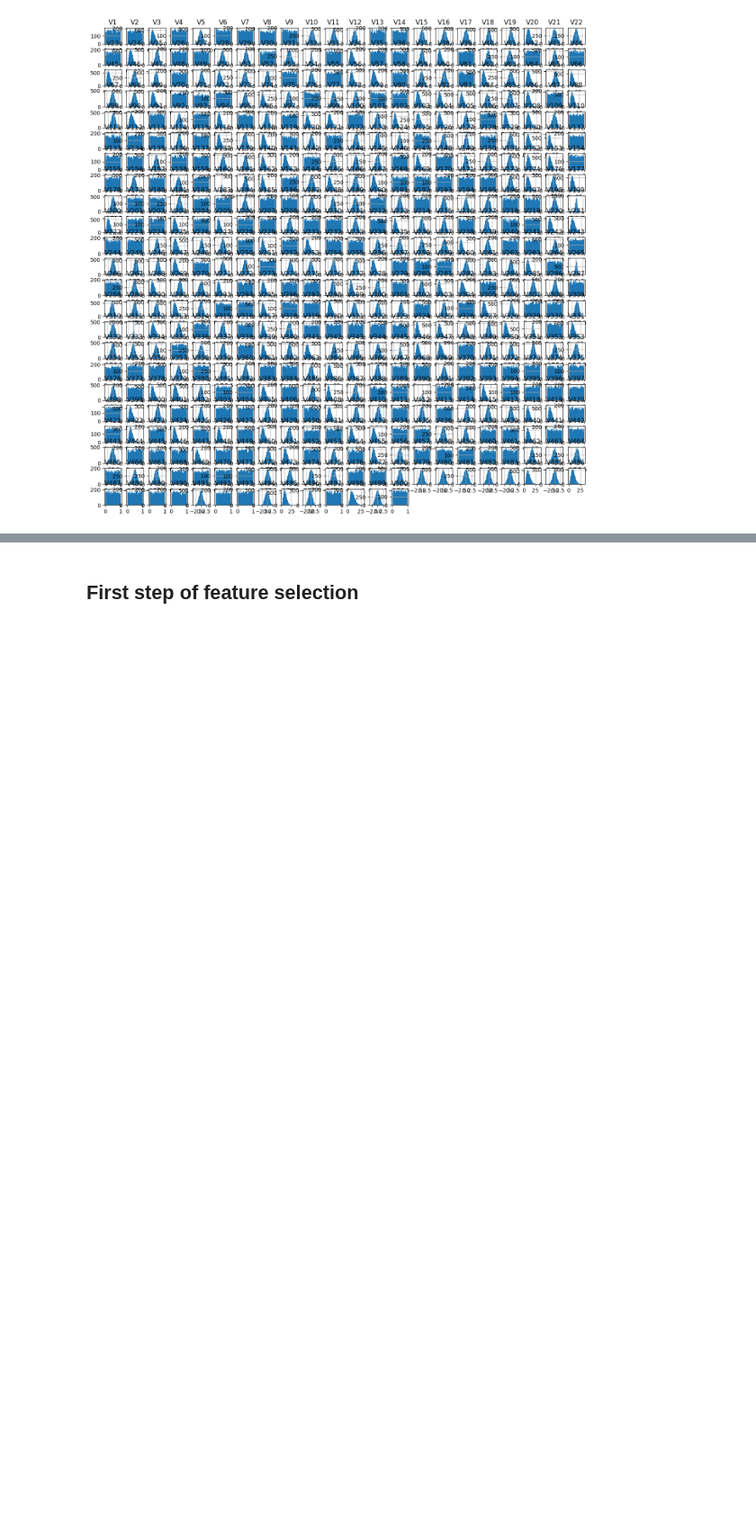
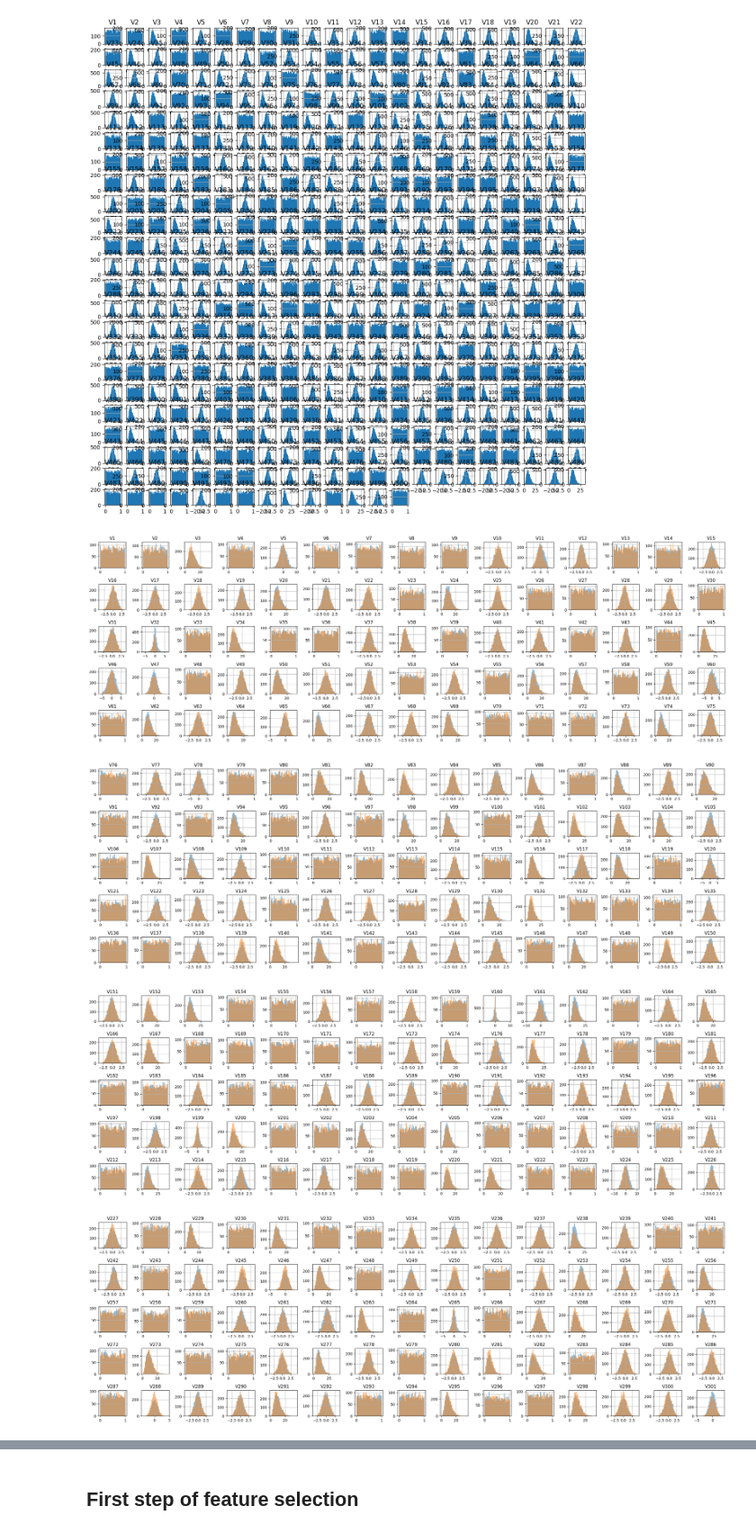
Before and after one commit to olaidczak/cost-sensitive-marketing, a Jupyter notebook: src/feature_selection/eda.ipynb, the cells around one changed output, grey strips where cells are left out. Shown at 90% size. Drawn from its saved outputs; the diff is of its cells as text; code cells hidden in the pictures; blank space fills up the shorter version.

```diff
--- a/src/feature_selection/eda.ipynb
+++ b/src/feature_selection/eda.ipynb
@@ -49,3 +49,25 @@ plt.show()
 # no constant features
 # %% [output]
 [figure]
+# %%
+data = pd.concat([X_train, pd.DataFrame(y_train, columns=['y'])], axis=1)
+features = data.columns.drop('y')
+batch_size = 5*15
+
+for start_idx in range(0, len(features), batch_size):
+    batch = features[start_idx : start_idx + batch_size]
+    fig, axes = plt.subplots(nrows=5, ncols=15, figsize=(24, 8))
+    axes = axes.flatten()
+
+    for i, col in enumerate(batch):
+        data[data['y'] == 1][col].hist(alpha=0.5, bins=30, ax=axes[i], label='Class 1')
+        data[data['y'] == 0][col].hist(alpha=0.5, bins=30, ax=axes[i], label='Class 0')
+        axes[i].set_title(col)
+
+    plt.tight_layout()
+    plt.show()
+# %% [output]
+[figure, added]
+[figure, added]
+[figure, added]
+[figure, added]
```
Also changed, not shown: parts of 10 cells of this notebook, 3 other files.
